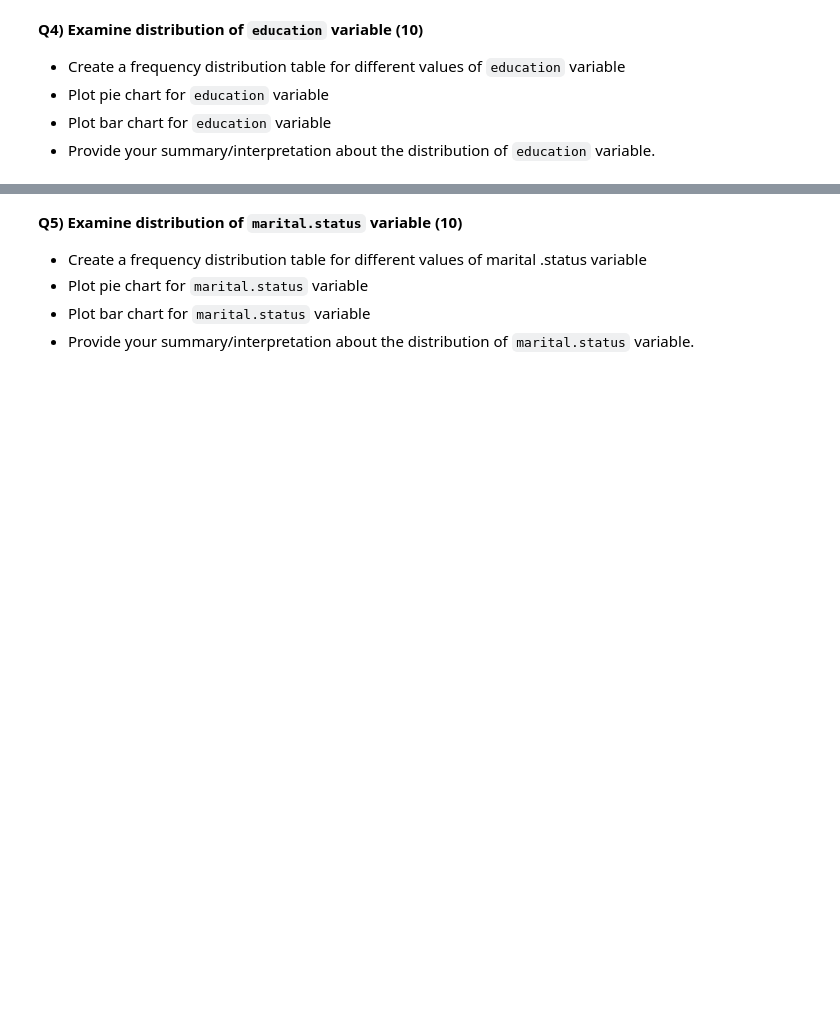
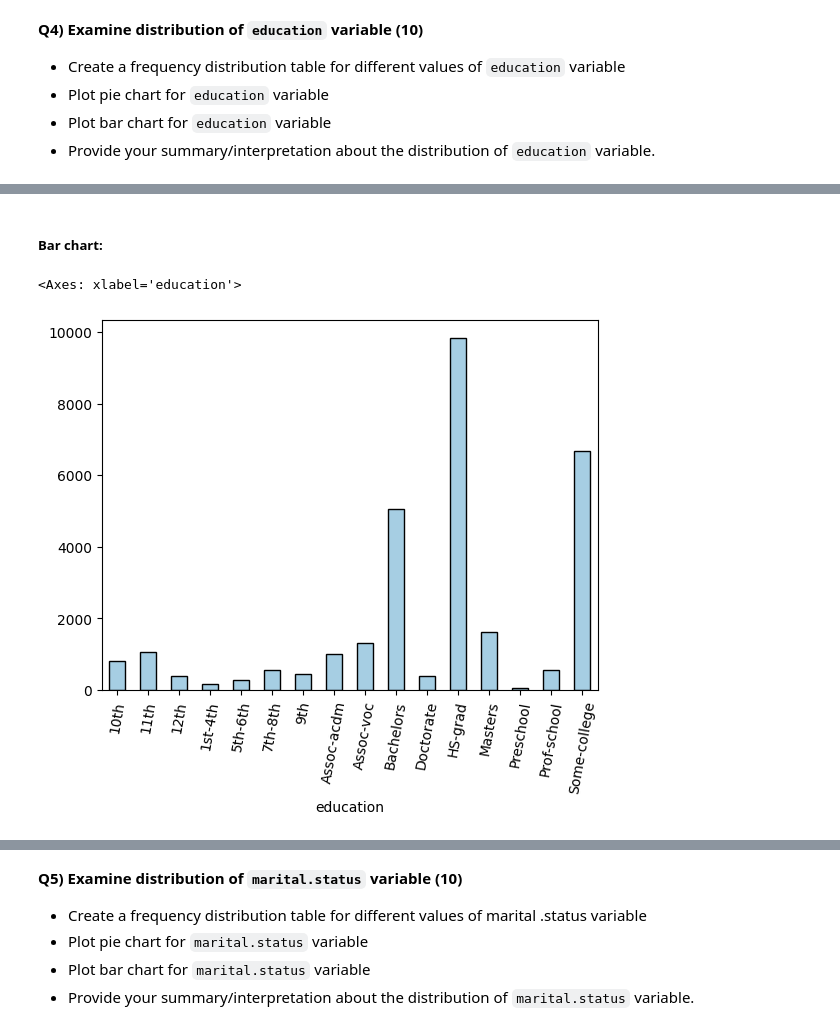
Before and after one commit to DiazHumberto/ASDS_A1, a Jupyter notebook: notebooks/ASDS_A1.ipynb, the cells around one changed output, grey strips where cells are left out. Drawn from its saved outputs; the diff is of its cells as text; code cells hidden in the pictures; blank space fills up the shorter version.

```diff
--- a/notebooks/ASDS_A1.ipynb
+++ b/notebooks/ASDS_A1.ipynb
@@ -78,0 +180,12 @@ print(workclass_freq)
+# %% [markdown]
+##### Bar chart:
+# %%
+df.groupby('education').size().plot(
+    kind='bar',
+    rot=80,
+    colormap='Paired',
+    edgecolor='black',
+)
+# %% [output]
+<Axes: xlabel='education'>
+[figure, added]
```
Also changed, not shown: parts of 43 cells of this notebook.
